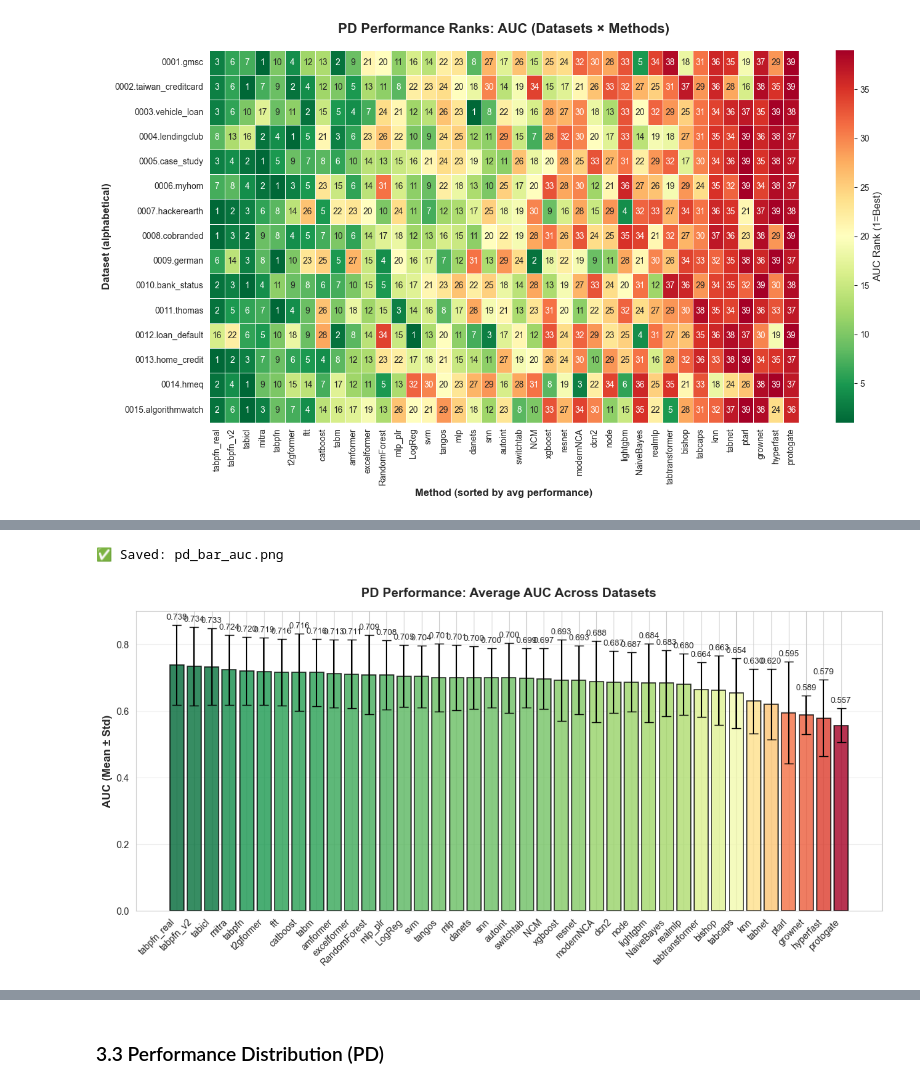
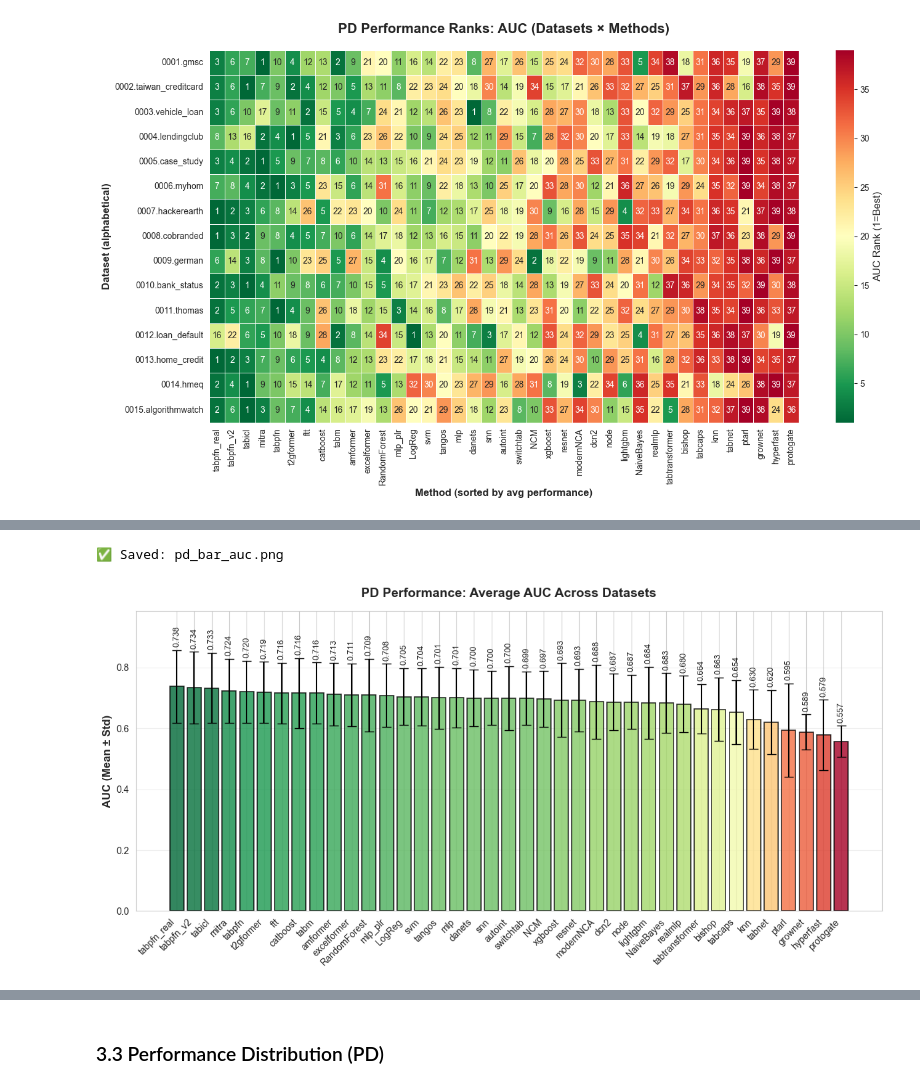
Before and after one commit to andreasgoethals/TabPFNCredit, a Jupyter notebook: notebooks/Experiment0.ipynb, the cells around one changed output, grey strips where cells are left out. Cells and saved outputs as stored; diff of their text form; code cells hidden in the pictures.

Commit message:
visualizaiton

```diff
--- a/notebooks/Experiment0.ipynb
+++ b/notebooks/Experiment0.ipynb
@@ -403,16 +399,17 @@ protogate        39  34      36.5
 
 (Lower rank = better performance)
 # %%
-# Bar chart: Average performance across datasets
+import matplotlib.pyplot as plt
+import numpy as np
+
 def plot_average_performance(df, metric, task_name, figsize=(12, 6)):
     """
     Create a bar chart showing average performance across datasets.
     """
     mean_col = f'{metric}_mean'
-    std_col = f'{metric}_std'
 
     if mean_col not in df.columns:
-        print(f"⚠️  Metric '{metric}' not found")
+        print(f"⚠️ Metric '{metric}' not found")
         return None
 
     # Calculate average across datasets
@@ -422,40 +419,53 @@ def plot_average_performance(df, metric, task_name, figsize=(12, 6)):
     fig, ax = plt.subplots(figsize=figsize)
 
     x = np.arange(len(method_avg))
-    bars = ax.bar(x, method_avg.values, yerr=method_std.loc[method_avg.index].values,
+    # Handle NaNs in std if any groups have size=1
+    yerr = method_std.loc[method_avg.index].fillna(0).values
+
+    bars = ax.bar(x, method_avg.values, yerr=yerr,
                    capsize=5, alpha=0.8, edgecolor='black', linewidth=1.2)
 
     # Color bars by performance (gradient)
     norm = plt.Normalize(vmin=method_avg.min(), vmax=method_avg.max())
     colors = plt.cm.RdYlGn(norm(method_avg.values))
     for bar, color in zip(bars, colors):
         bar.set_facecolor(color)
 
     ax.set_xticks(x)
     ax.set_xticklabels(method_avg.index, rotation=45, ha='right')
     ax.set_ylabel(f'{metric} (Mean ± Std)', fontsize=12, fontweight='bold')
     ax.set_title(f'{task_name} Performance: Average {metric} Across Datasets',
                  fontsize=14, fontweight='bold', pad=15)
     ax.grid(axis='y', alpha=0.3)
 
-    # Add value labels on bars
-    for i, (val, std) in enumerate(zip(method_avg.values, method_std.loc[method_avg.index].values)):
-        ax.text(i, val + std + 0.01, f'{val:.3f}', ha='center', va='bottom', fontsize=9)
+    # --- FIX: Rotate labels and adjust limits ---
+    max_y = 0
+    for i, (val, std) in enumerate(zip(method_avg.values, yerr)):
+        top_of_bar = val + std
+        if top_of_bar > max_y:
+            max_y = top_of_bar
+
+        ax.text(i, top_of_bar + 0.01, f'{val:.3f}',
+                ha='center', va='bottom', fontsize=9, rotation=90)
+
+    # Increase Y-limit to fit vertical text (15% padding)
+    ax.set_ylim(top=max_y * 1.15)
+    # ------------------------------------------
 
     plt.tight_layout()
 
+    # Ensure FIGURES_DIR is defined in your script, or use a string path
     filename = FIGURES_DIR / f"{task_name.lower()}_bar_{metric.lower()}.png"
     plt.savefig(filename, dpi=300, bbox_inches='tight')
     print(f"✅ Saved: {filename.name}")
 
     return fig
 
-# PD: Average AUC
 plot_average_performance(pd_agg, 'AUC', 'PD')
 plt.show()
 # %% [output]
 ✅ Saved: pd_bar_auc.png
-[figure, old version]
+[figure, new version]
 # %%
 # PD: Average F1
 plot_average_performance(pd_agg, 'F1', 'PD')
```
Also changed, not shown: parts of 5 cells of this notebook, 1 other file.
